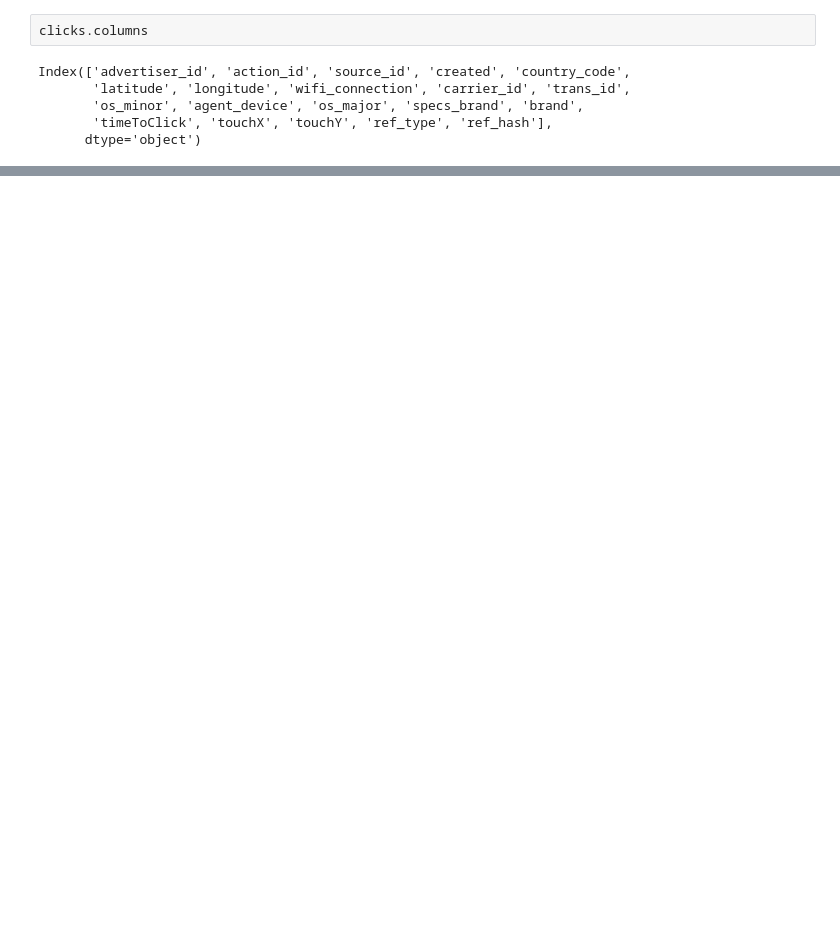
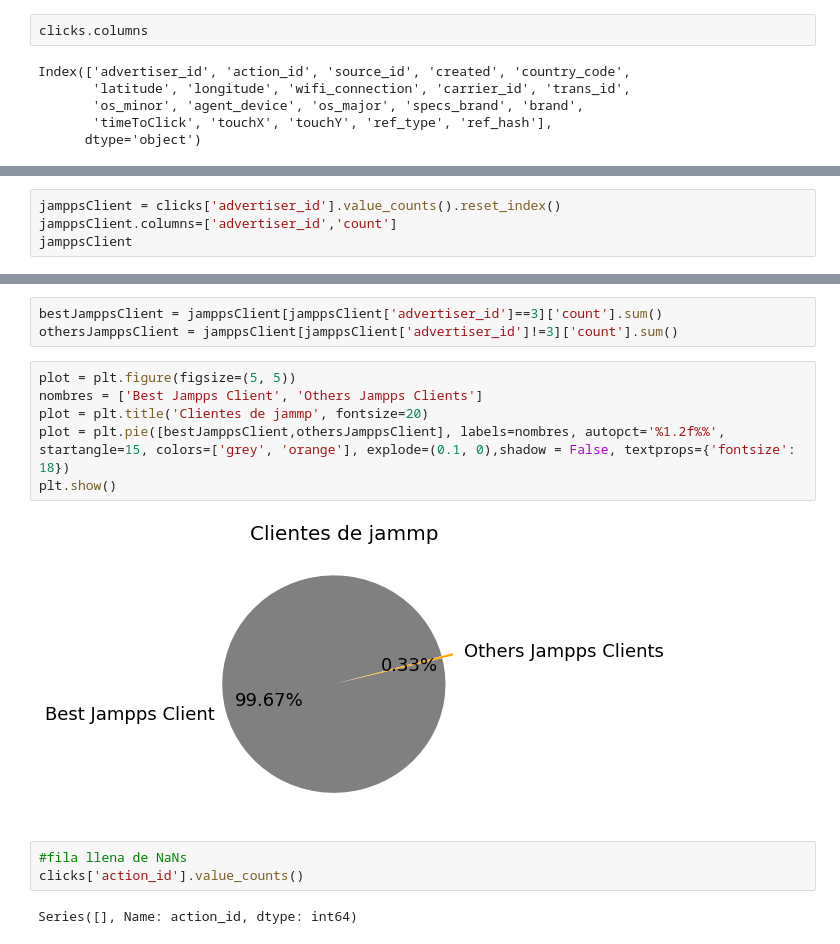
Before and after one commit to cruzpa95/Datos2019, a Jupyter notebook: clicks.ipynb, the cells around one changed output, grey strips where cells are left out. Cells and saved outputs as stored; diff of their text form; blank space fills up the shorter version.

```diff
--- a/clicks.ipynb
+++ b/clicks.ipynb
@@ -12,0 +80,4 @@ Index(['advertiser_id', 'action_id', 'source_id', 'created', 'country_code',
+# %%
+jamppsClient = clicks['advertiser_id'].value_counts().reset_index()
+jamppsClient.columns=['advertiser_id','count']
+jamppsClient
@@ -12,0 +93,16 @@ Index(['advertiser_id', 'action_id', 'source_id', 'created', 'country_code',
+# %%
+bestJamppsClient = jamppsClient[jamppsClient['advertiser_id']==3]['count'].sum()
+othersJamppsClient = jamppsClient[jamppsClient['advertiser_id']!=3]['count'].sum()
+# %%
+plot = plt.figure(figsize=(5, 5))
+nombres = ['Best Jampps Client', 'Others Jampps Clients']
+plot = plt.title('Clientes de jammp', fontsize=20)
+plot = plt.pie([bestJamppsClient,othersJamppsClient], labels=nombres, autopct='%1.2f%%', startangle=15, colors=['grey', 'orange'], explode=(0.1, 0),shadow = False, textprops={'fontsize': 18})
+plt.show()
+# %% [output]
+[figure, added]
+# %%
+#fila llena de NaNs
+clicks['action_id'].value_counts()
+# %% [output]
+Series([], Name: action_id, dtype: int64)
```
Also changed, not shown: parts of 22 cells of this notebook.
